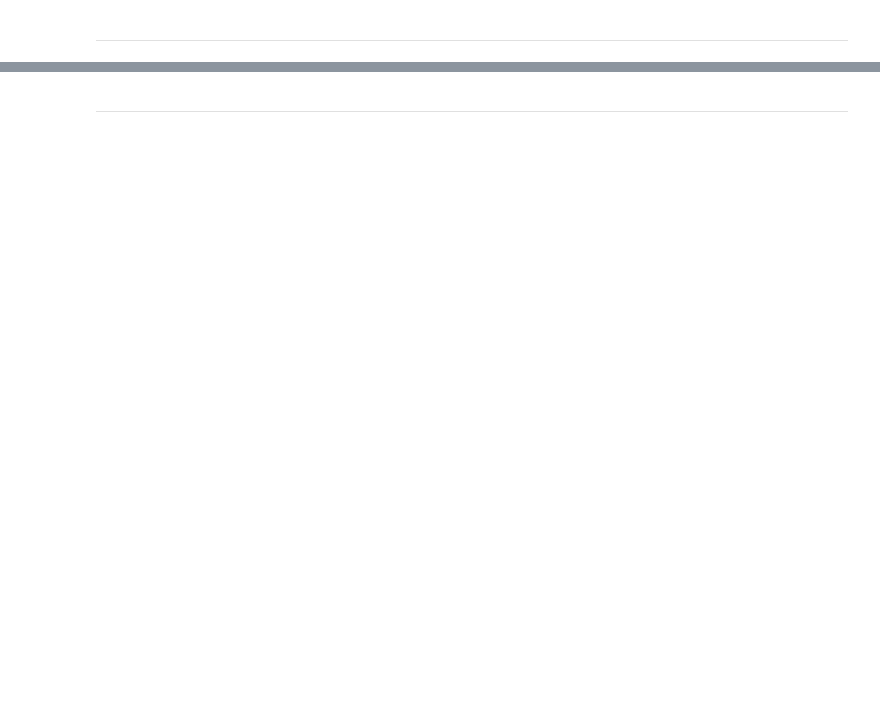
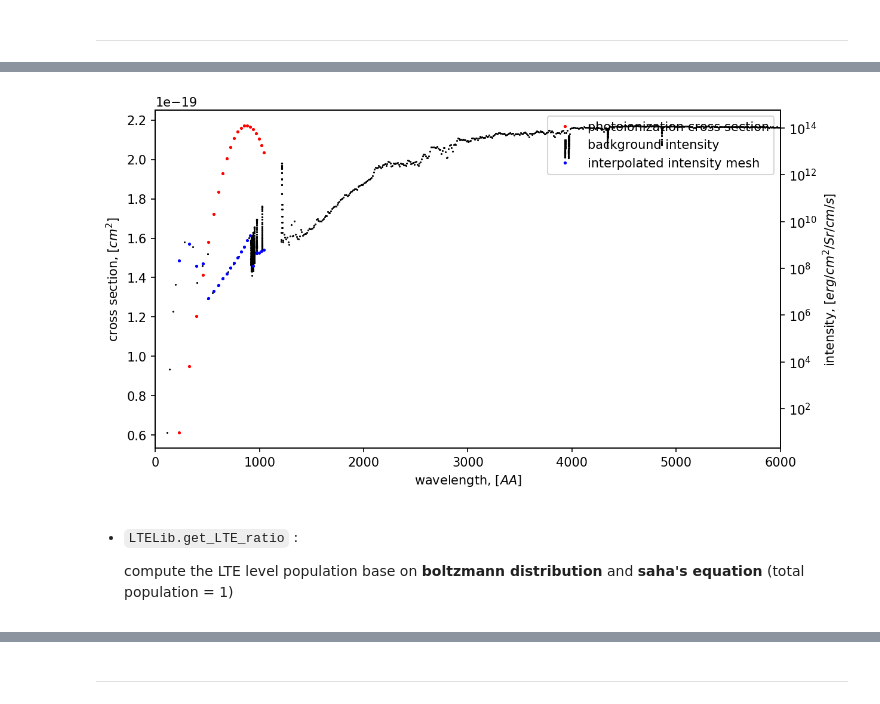
Before and after one commit to kouui/spectra-deprecated, a Jupyter notebook: notebooks/Demo_FullStatisticalEquilirbium_v1.ipynb, the cells around one changed output, grey strips where cells are left out. Drawn from its saved outputs; the diff is of its cells as text; code cells hidden in the pictures; blank space fills up the shorter version.

Commit message:
added equation and description to ./notebooks/Demo_FullStatisticalEquilibrium_v1.ipynb

```diff
--- a/notebooks/Demo_FullStatisticalEquilirbium_v1.ipynb
+++ b/notebooks/Demo_FullStatisticalEquilirbium_v1.ipynb
@@ -56,5 +127,5 @@ gro.show_fig()
 # %%
-slab0d = AtmosphereCls.AtmosphereC0d(Te=1E4, Vt=5.E5, Ne=1E10, Vd=0E5)
+slab0d = AtmosphereCls.AtmosphereC0d(Te=1E4, Vt=5.E5, Ne=1E12, Vd=0E5)
 slab0d.readBackgroundIntensity('../data/intensity/continuum/ASTM_E490+PROM7_HI_CaII.dat')
 # %% [markdown]
 ---
@@ -74,27 +154,31 @@ PI_alpha_mesh_list = PhotoIonize.interpolate_PI_alpha(_PI_table_list=atom.PI_tab
 # %%
 fig, ax1 = plt.subplots(1,1,figsize=(9,5),dpi=150)
 k = 0
-ax1.plot(atom.continuum_mesh_list[k][:],PI_alpha_mesh_list[k][:],
+ax1.plot(atom.continuum_mesh_list[k][:]*1E8,PI_alpha_mesh_list[k][:],
          "r.", label="photoionization cross section", markersize=3)
 
 
 
 ax2 = ax1.twinx()
-ax2.plot(slab0d.BackRad[0,:], slab0d.BackRad[1,:], "k-",
+ax2.plot(slab0d.BackRad[0,:]*1E8, slab0d.BackRad[1,:], "k.",
          label="background intensity", markersize=1)
 
-ax2.plot(atom.continuum_mesh_list[k][:], PI_intensity_mesh_list[k][:],
+ax2.plot(atom.continuum_mesh_list[k][:]*1E8, PI_intensity_mesh_list[k][:],
          "b.", label="interpolated intensity mesh", markersize=3)
 
-ax2.set_xlim(0,6E-5)
+ax2.set_xlim(0,6E+3)
+
+ax2.set_yscale("log")
 
 ax2.set_ylabel("intensity, [$erg/cm^2/Sr/cm/s$]")
-ax1.set_xlabel("wavelength, [$cm$]")
+ax1.set_xlabel("wavelength, [$AA$]")
 ax1.set_ylabel("cross section, [$cm^{2}$]")
 
 h1, l1 = ax1.get_legend_handles_labels()
 h2, l2 = ax2.get_legend_handles_labels()
-ax1.legend(h1+h2, l1+l2, loc='upper center');
+ax1.legend(h1+h2, l1+l2, loc='best');
+# %% [output]
+[figure, added]
 # %%
 #---
 # physical parameters
@@ -105,6 +191,10 @@ _Ne = slab0d.data.Ne
 _Vt = slab0d.data.Vt
 _Vd = slab0d.data.Vd
 #_Vd = 100E5 # 100 [km/s]
+# %% [markdown]
+- `LTELib.get_LTE_ratio` :
+
+    compute the LTE level population base on **boltzmann distribution** and **saha's equation** (total population = 1)
 # %%
 #---
 # compute LTE population ratio for each CE transition
```
Also changed, not shown: parts of 26 cells of this notebook, 4 other files.
